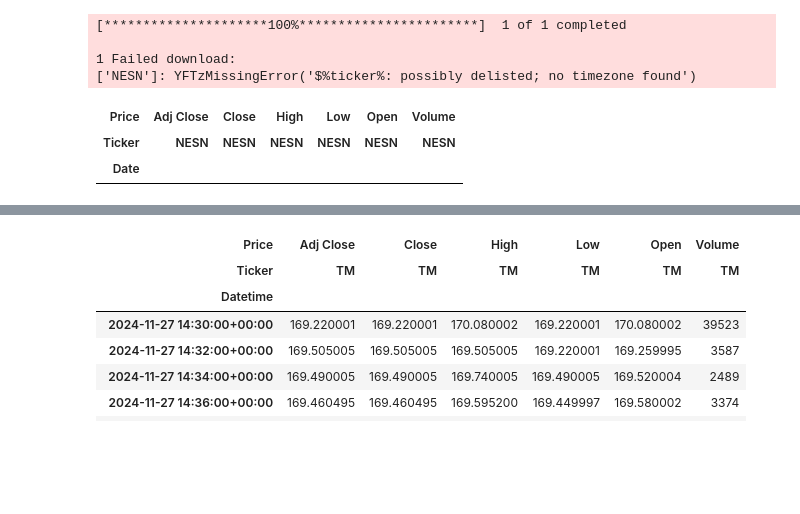
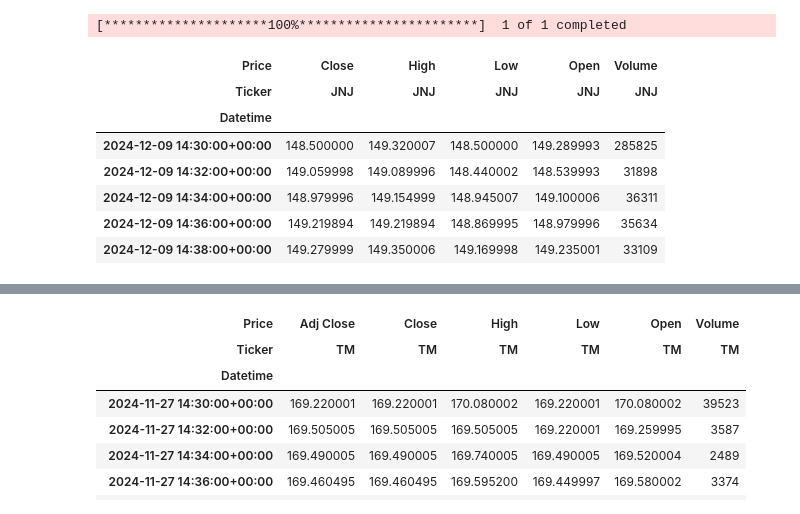
Before and after one commit to surak-alf/STOCK, a Jupyter notebook: notebooks/JNJ_SHORT.ipynb, the cells around one changed output, grey strips where cells are left out. Drawn from its saved outputs; the diff is of its cells as text; code cells hidden in the pictures; blank space fills up the shorter version.

```diff
--- a/notebooks/NESN_LONG.ipynb
+++ b/notebooks/JNJ_SHORT.ipynb
@@ -16,16 +16,18 @@ scripts_dir = os.path.join(current_dir, 'scripts')
 sys.path.append(scripts_dir)
 # %%
 from EDA import download_stock_data
-# %%
-nesn_long_data = download_stock_data("NESN", "max", "1d")
-# %% [output]
-[*********************100%***********************]  1 of 1 completed
-
-1 Failed download:
-['NESN']: YFTzMissingError('$%ticker%: possibly delisted; no timezone found')
+# %%
+jnj_short_data = download_stock_data("JNJ", "1mo", "2m")
+# %% [output]
+[*********************100%***********************]  1 of 1 completed
 # %%
-nesn_long_data.head()
+jnj_short_data.head()
 # %% [output]
-| Price | Adj Close | Close | High | Low | Open | Volume |
-| Ticker | NESN | NESN | NESN | NESN | NESN | NESN |
-| Date |  |  |  |  |  |  |
+| Price | Close | High | Low | Open | Volume |
+| Ticker | JNJ | JNJ | JNJ | JNJ | JNJ |
+| Datetime |  |  |  |  |  |
+| 2024-12-09 14:30:00+00:00 | 148.500000 | 149.320007 | 148.500000 | 149.289993 | 285825 |
+| 2024-12-09 14:32:00+00:00 | 149.059998 | 149.089996 | 148.440002 | 148.539993 | 31898 |
+| 2024-12-09 14:34:00+00:00 | 148.979996 | 149.154999 | 148.945007 | 149.100006 | 36311 |
+| 2024-12-09 14:36:00+00:00 | 149.219894 | 149.219894 | 148.869995 | 148.979996 | 35634 |
+| 2024-12-09 14:38:00+00:00 | 149.279999 | 149.350006 | 149.169998 | 149.235001 | 33109 |
```
Also changed, not shown: parts of 5 cells of this notebook, 5 other files.
